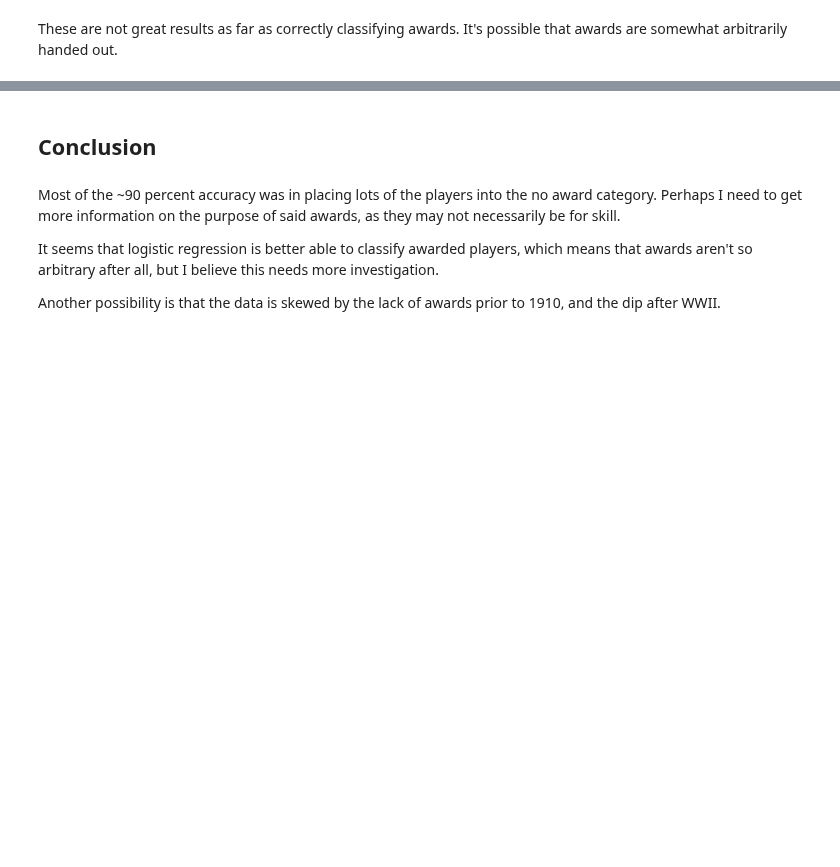
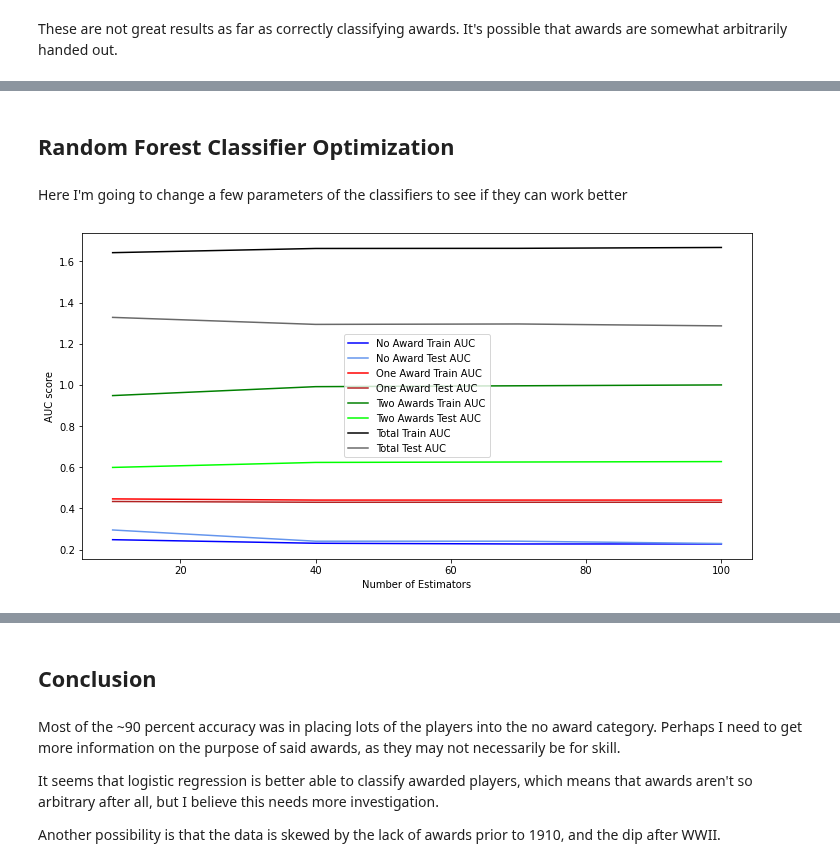
Before and after one commit to aradaha/Baseball-Stats-Project, a Jupyter notebook: Capstone2.ipynb, the cells around one changed output, grey strips where cells are left out. Cells and saved outputs as stored; diff of their text form; code cells hidden in the pictures; blank space fills up the shorter version.

```diff
--- a/Capstone2.ipynb
+++ b/Capstone2.ipynb
@@ -241,0 +242,34 @@ These are not great results as far as correctly classifying awards. It's possibl
+# %%
+# Here I'm going to try to improve the classification by changing the parameters
+def SepAward(df):
+    data = pd.get_dummies(df,prefix=['awards'], columns = ['awards'], drop_first=False)
+    # It may be useful to see each category independently
+    NoAward = data.copy()
+    OneAward = data.copy()
+    TwoAward = data.copy()
+    # Making dataframes with only one status accounted for
+    NoAward.drop(['awards_1', 'awards_2'], axis=1, inplace=True)
+    OneAward.drop(['awards_0', 'awards_2'], axis=1, inplace=True)
+    TwoAward.drop(['awards_0', 'awards_1'], axis=1, inplace=True)
+    y0 = NoAward['awards_0']
+    x0 = NoAward.drop(['awards_0', 'playerID'], axis=1)
+    y1 = OneAward['awards_1']
+    x1 = OneAward.drop(['awards_1', 'playerID'], axis=1)
+    y2 = TwoAward['awards_2']
+    x2 = TwoAward.drop(['awards_2', 'playerID'], axis=1)
+    # Test/train splitting all of them
+    x0train, x0test, y0train, y0test = train_test_split(x0, y0)
+    x1train, x1test, y1train, y1test = train_test_split(x1, y1)
+    x2train, x2test, y2train, y2test = train_test_split(x2, y2)
+    w0 = x0train, x0test, y0train, y0test
+    w1 = x1train, x1test, y1train, y1test
+    w2 = x2train, x2test, y2train, y2test
+    w3 = w0, w1, w2
+    return w3
+# %%
+Pits = SepAward(Pitcher2)
+Fiels = SepAward(Fielder2)
+# %% [markdown]
+## Random Forest Classifier Optimization
+# %% [markdown]
+Here I'm going to change a few parameters of the classifiers to see if they can work better
@@ -241,0 +445,4 @@ These are not great results as far as correctly classifying awards. It's possibl
+# %%
+RFEst(Pits)
+# %% [output]
+[figure, added]
```
Also changed, not shown: parts of 34 cells of this notebook, 3 other files.
